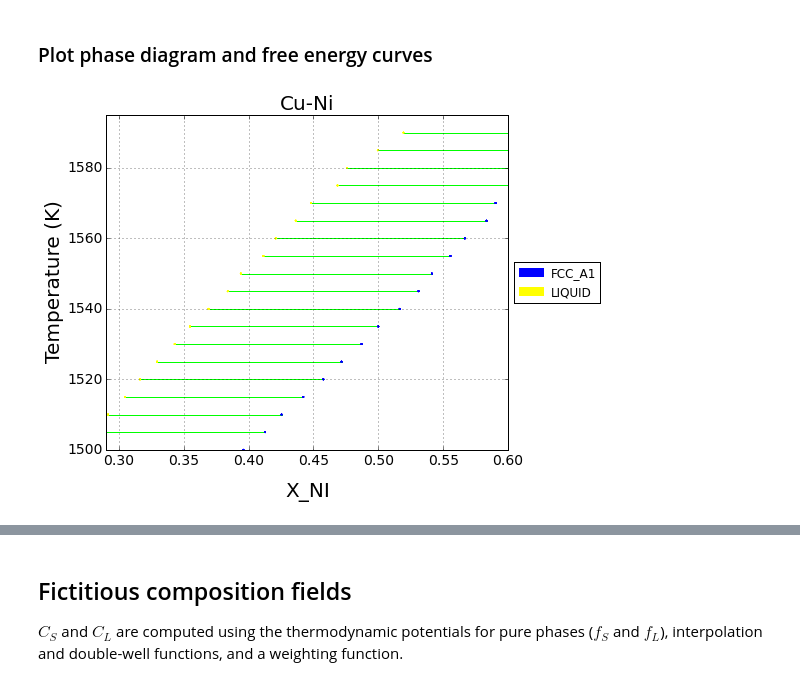
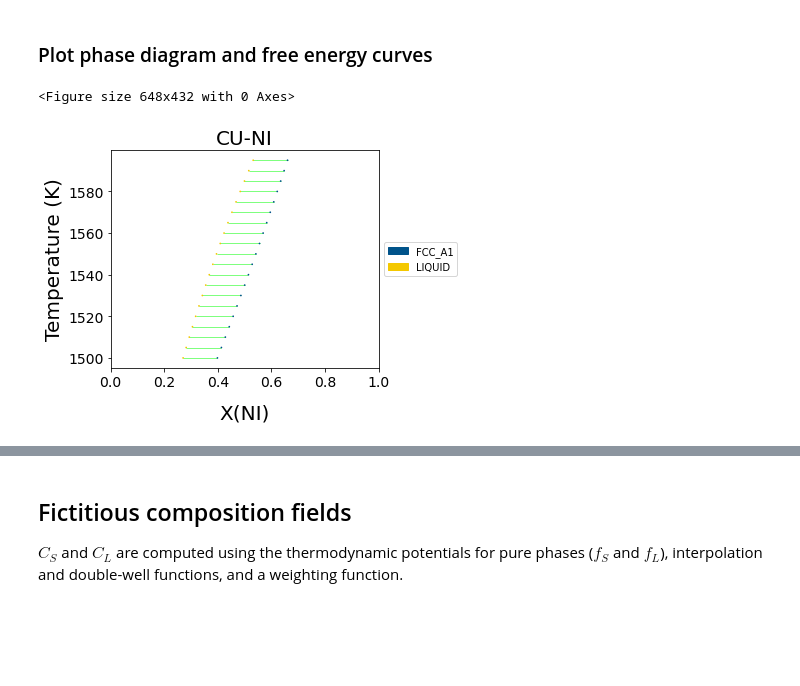
Before and after one commit to tkphd/KKS-binary-solidification, a Jupyter notebook: FiPy-KKS.ipynb, the cells around one changed output, grey strips where cells are left out. Cells and saved outputs as stored; diff of their text form; code cells hidden in the pictures; blank space fills up the shorter version.

```diff
--- a/FiPy-KKS.ipynb
+++ b/FiPy-KKS.ipynb
@@ -183,38 +183,38 @@ try:
     with open('CuNi_RWTH.tdb') as file:
         # load the CALPHAD database
         copperNickelCalphadDatabase = Database('CuNi_RWTH.tdb')
         knownPhases = ['FCC_A1', 'LIQUID', 'BCC_A2', 'HCP_A3']
         fig = plt.figure(figsize=(9,6))
         # create the equilibrium isobaric phase diagram for inspection
         isoP = 101325 # Pascal
         binplot(copperNickelCalphadDatabase, ['CU', 'NI', 'VA'] , knownPhases, \
-                {calvar.X('NI'):(0.3, 0.6, 0.01),  calvar.T:(1500, 1600, 5), calvar.P:isoP}, \
-                ax=fig.gca())
+                {calvar.X('NI'):(0.3, 0.6, 0.01),  calvar.T:(1500, 1600, 5), calvar.P:isoP})
         plt.show()
         # locate the isothermal isobaric liquidus and solidus compositions
         # NOTE: equilibrium calculations over a dense test range is expensive.
         #       Check the coded values of Cle and Cse against the diagram, and
         #       regenerate if they deviate, or you've changed temperature, or
         #       want a higher- or lower-resolution estimate.
         isoT = 1550 # Kelvin
         if isoT != 1550:
             liquidus = equilibrium(copperNickelCalphadDatabase, ['CU', 'NI', 'VA'], knownPhases, \
                               {calvar.X('NI'):(0.375, 0.400, 0.0001),  calvar.T:isoT, calvar.P:isoP})
             mask = np.logical_and.reduce(liquidus.Phase == ['LIQUID','FCC_A1'], axis=3)
-            Cle = float(np.min(liquidus.Phase.X_NI[mask[0,0]]))
+            Cle = float(np.amin(liquidus.Phase.X_NI[mask[0,0]]))
 
             solidus = equilibrium(copperNickelCalphadDatabase, ['CU', 'NI', 'VA'], knownPhases, \
                               {calvar.X('NI'):(0.525, 0.550, 0.0001), calvar.T:isoT, calvar.P:isoP})
             mask = np.logical_and.reduce(solidus.Phase == ['LIQUID','FCC_A1'], axis=3)
-            Cse = float(np.max(solidus.Phase.X_NI[mask[0,0]]))
+            Cse = float(np.amax(solidus.Phase.X_NI[mask[0,0]]))
         else:
             Cse = 0.5413
             Cle = 0.3940
 except IOError as e:
-    print "No thermodynamics database found."
+    print("No thermodynamics database found.")
     Cse = 0.5413
     Cle = 0.3940
 # %% [output]
+<Figure size 648x432 with 0 Axes>
-[figure, old version]
+[figure, new version]
 # %%
 eqPartitionCoefficient = Cse / Cle
```
Also changed, not shown: parts of 19 cells of this notebook.
